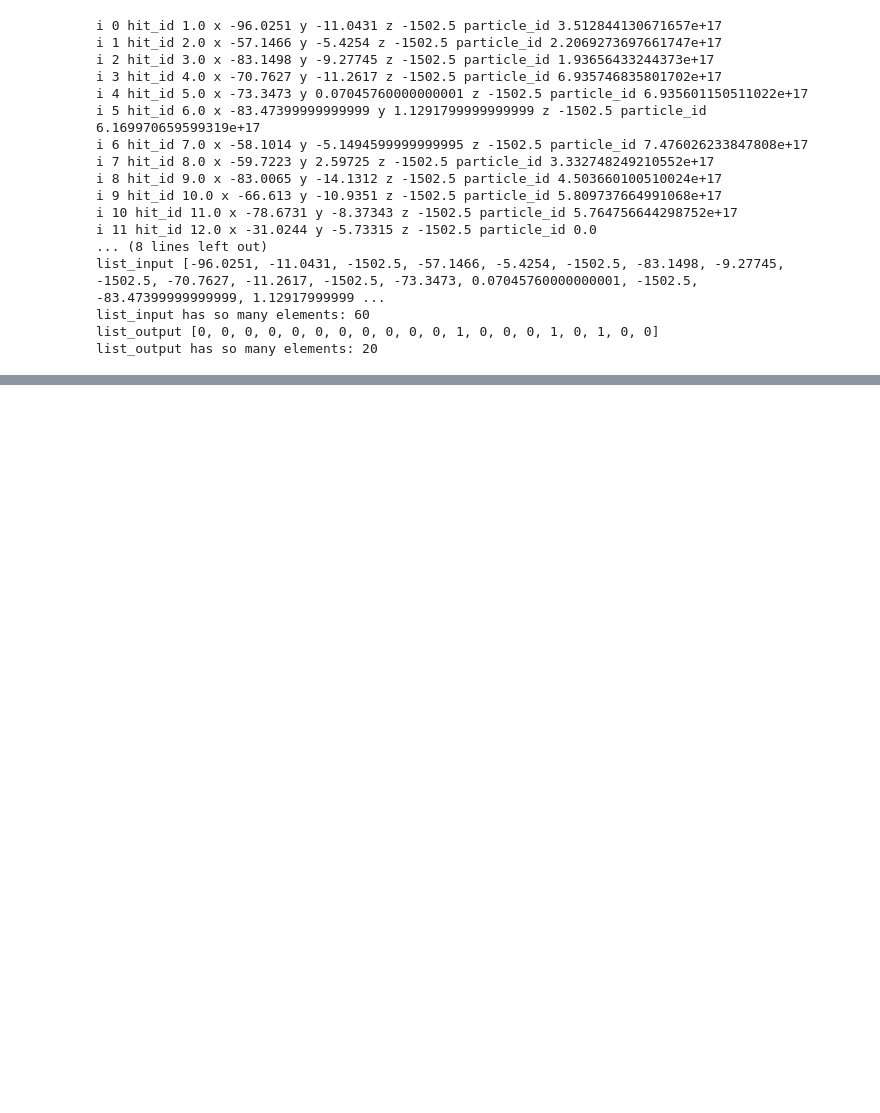
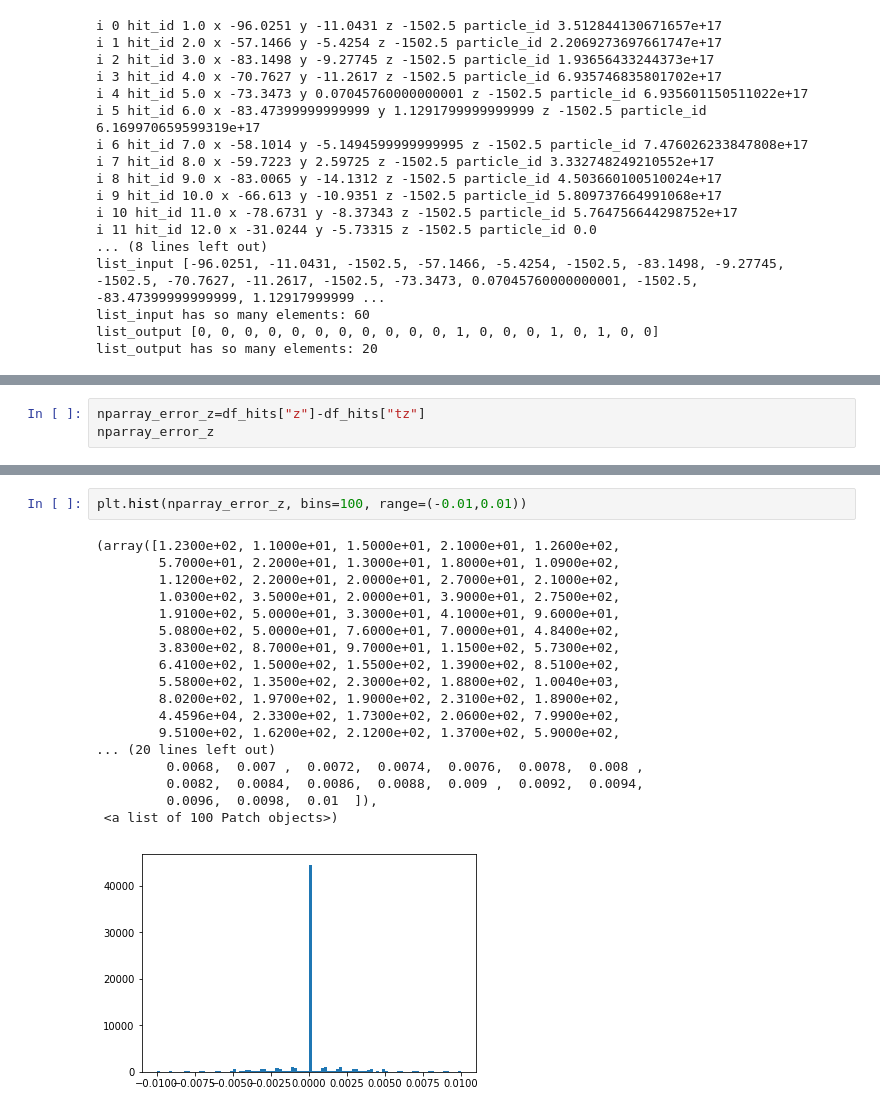
Before and after one commit to lciucu/TrackML, a Jupyter notebook: TrackML.ipynb, the cells around one changed output, grey strips where cells are left out. Saved outputs shown, nothing was run; the diff lists cells and outputs as text; blank space fills up the shorter version.

```diff
--- a/TrackML.ipynb
+++ b/TrackML.ipynb
@@ -389,0 +474,3 @@ list_output has so many elements: 20
+# %%
+nparray_error_z=df_hits["z"]-df_hits["tz"]
+nparray_error_z
@@ -389,0 +495,21 @@ list_output has so many elements: 20
+# %%
+plt.hist(nparray_error_z, bins=100, range=(-0.01,0.01))
+# %% [output]
+(array([1.2300e+02, 1.1000e+01, 1.5000e+01, 2.1000e+01, 1.2600e+02,
+        5.7000e+01, 2.2000e+01, 1.3000e+01, 1.8000e+01, 1.0900e+02,
+        1.1200e+02, 2.2000e+01, 2.0000e+01, 2.7000e+01, 2.1000e+02,
+        1.0300e+02, 3.5000e+01, 2.0000e+01, 3.9000e+01, 2.7500e+02,
+        1.9100e+02, 5.0000e+01, 3.3000e+01, 4.1000e+01, 9.6000e+01,
+        5.0800e+02, 5.0000e+01, 7.6000e+01, 7.0000e+01, 4.8400e+02,
+        3.8300e+02, 8.7000e+01, 9.7000e+01, 1.1500e+02, 5.7300e+02,
+        6.4100e+02, 1.5000e+02, 1.5500e+02, 1.3900e+02, 8.5100e+02,
+        5.5800e+02, 1.3500e+02, 2.3000e+02, 1.8800e+02, 1.0040e+03,
+        8.0200e+02, 1.9700e+02, 1.9000e+02, 2.3100e+02, 1.8900e+02,
+        4.4596e+04, 2.3300e+02, 1.7300e+02, 2.0600e+02, 7.9900e+02,
+        9.5100e+02, 1.6200e+02, 2.1200e+02, 1.3700e+02, 5.9000e+02,
+... (20 lines left out)
+         0.0068,  0.007 ,  0.0072,  0.0074,  0.0076,  0.0078,  0.008 ,
+         0.0082,  0.0084,  0.0086,  0.0088,  0.009 ,  0.0092,  0.0094,
+         0.0096,  0.0098,  0.01  ]),
+ <a list of 100 Patch objects>)
+[figure, added]
```
Also changed, not shown: parts of 7 cells of this notebook.
